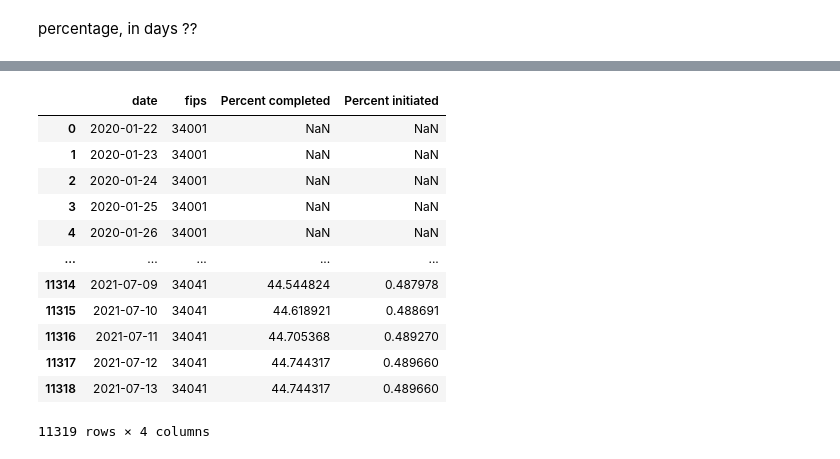
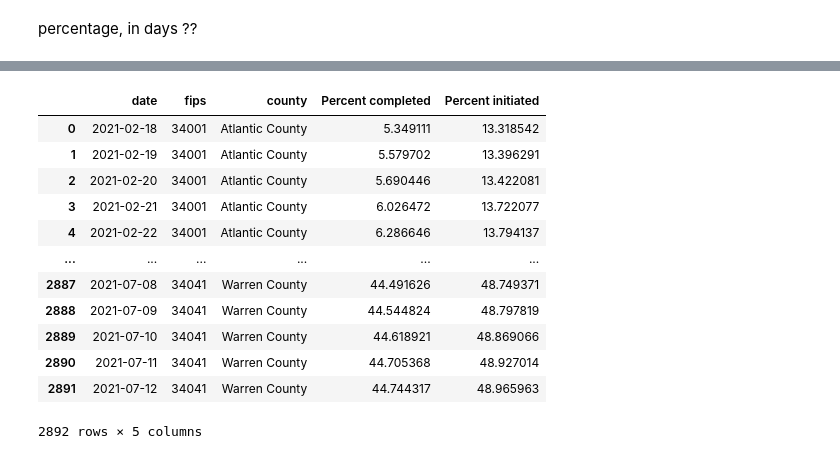
Before and after one commit to melissadiep94/covid19-project, a Jupyter notebook: State_NJ_Covid_time.ipynb, the cells around one changed output, grey strips where cells are left out. Saved outputs shown, nothing was run; the diff lists cells and outputs as text; code cells hidden in the pictures.

Commit message:
percentage vaccinated in counties NJ added

```diff
--- a/State_NJ_Covid_time.ipynb
+++ b/State_NJ_Covid_time.ipynb
@@ -26,6 +21,9 @@ d_state_covid
 d_state_covid_conv_df=d_state_covid[['date','county','fips','actuals.cases','actuals.deaths','actuals.newCases',
          'actuals.vaccinationsInitiated','actuals.vaccinationsCompleted',
          'actuals.vaccinesAdministered','actuals.newDeaths']]
-d_state_covid_conv_df
+clean_vaccine_df =d_state_covid_conv_df.dropna(subset=['actuals.cases','actuals.deaths','actuals.newCases',
+                                                    'actuals.vaccinationsInitiated','actuals.vaccinationsCompleted',
+                                                    'actuals.vaccinesAdministered','actuals.newDeaths'])
+clean_vaccine_df.head()
 # %% [output]
 |  | date | county | fips | actuals.cases | actuals.deaths | actuals.newCases | actuals.vaccinationsInitiated | ... |
@@ -224,6 +59,6 @@ population_data_total
 # %%
 # merging vaccination data with population
-vaccines_mer_pd = d_state_covid_conv_df.merge(population_data_total, how ="left", on ="fips")
-vaccines_mer_pd
+vaccines_mer_pd = clean_vaccine_df.merge(population_data_total, how ="left", on ="fips")
+vaccines_mer_pd.head()
 # %% [output]
 |  | date | county | fips | actuals.cases | actuals.deaths | actuals.newCases | actuals.vaccinationsInitiated | ... |
@@ -244,7 +74,7 @@ vaccines_mer_pd
 # %% [markdown]
 percentage, in days ??
 # %%
-percent_counties_vaccine = pd.DataFrame(vaccines_mer_pd[["date","fips"]])
+percent_counties_vaccine = pd.DataFrame(vaccines_mer_pd[["date","fips","county"]])
 
-percent_counties_vaccine
+percent_counties_vaccine.head()
 # %% [output]
@@ -264,18 +87,18 @@ percent_counties_vaccine
 # %%
 percent_counties_vaccine["Percent completed"]= vaccines_mer_pd["actuals.vaccinationsCompleted"]/vaccines_mer_pd["Total Population"]*100
-percent_counties_vaccine["Percent initiated"]= vaccines_mer_pd["actuals.vaccinationsInitiated"]/vaccines_mer_pd["Total Population"]
+percent_counties_vaccine["Percent initiated"]= vaccines_mer_pd["actuals.vaccinationsInitiated"]/vaccines_mer_pd["Total Population"]*100
 percent_counties_vaccine
 # %% [output]
-|  | date | fips | Percent completed | Percent initiated |
-| 0 | 2020-01-22 | 34001 | NaN | NaN |
-| 1 | 2020-01-23 | 34001 | NaN | NaN |
-| 2 | 2020-01-24 | 34001 | NaN | NaN |
-| 3 | 2020-01-25 | 34001 | NaN | NaN |
-| 4 | 2020-01-26 | 34001 | NaN | NaN |
-| ... | ... | ... | ... | ... |
-| 11314 | 2021-07-09 | 34041 | 44.544824 | 0.487978 |
-| 11315 | 2021-07-10 | 34041 | 44.618921 | 0.488691 |
-| 11316 | 2021-07-11 | 34041 | 44.705368 | 0.489270 |
-| 11317 | 2021-07-12 | 34041 | 44.744317 | 0.489660 |
-| 11318 | 2021-07-13 | 34041 | 44.744317 | 0.489660 |
+|  | date | fips | county | Percent completed | Percent initiated |
+| 0 | 2021-02-18 | 34001 | Atlantic County | 5.349111 | 13.318542 |
+| 1 | 2021-02-19 | 34001 | Atlantic County | 5.579702 | 13.396291 |
+| 2 | 2021-02-20 | 34001 | Atlantic County | 5.690446 | 13.422081 |
+| 3 | 2021-02-21 | 34001 | Atlantic County | 6.026472 | 13.722077 |
+| 4 | 2021-02-22 | 34001 | Atlantic County | 6.286646 | 13.794137 |
+| ... | ... | ... | ... | ... | ... |
+| 2887 | 2021-07-08 | 34041 | Warren County | 44.491626 | 48.749371 |
+| 2888 | 2021-07-09 | 34041 | Warren County | 44.544824 | 48.797819 |
+| 2889 | 2021-07-10 | 34041 | Warren County | 44.618921 | 48.869066 |
+| 2890 | 2021-07-11 | 34041 | Warren County | 44.705368 | 48.927014 |
+| 2891 | 2021-07-12 | 34041 | Warren County | 44.744317 | 48.965963 |
-11319 rows × 4 columns
+2892 rows × 5 columns
```
Also changed, not shown: parts of 20 cells of this notebook.
